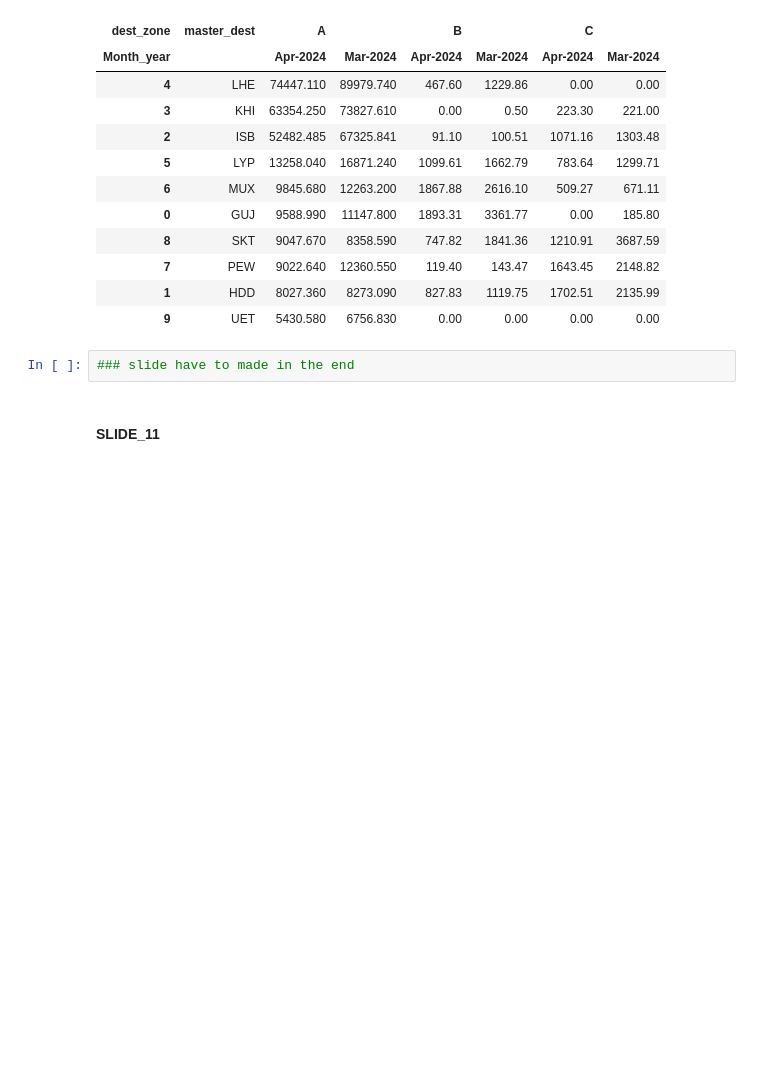
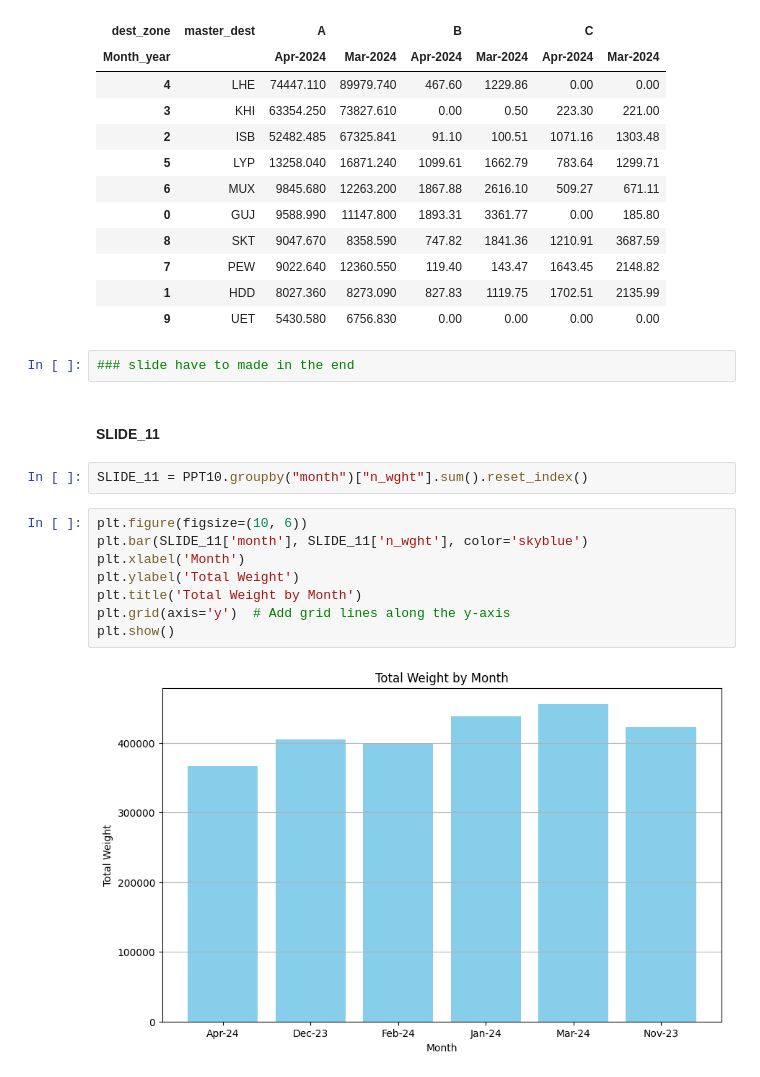
Before and after one commit to TahaDataAlchemy/BLUE-EX-Domestic-Auto, a Jupyter notebook: ETL.ipynb, the cells around one changed output. Cells and saved outputs as stored; diff of their text form; blank space fills up the shorter version.

Commit message:
Slide_11 Complete

```diff
--- a/ETL.ipynb
+++ b/ETL.ipynb
@@ -2977,3 +2977,15 @@ sorted_top_values
 ### slide have to made in the end
 # %% [markdown]
 #### SLIDE_11
+# %%
+SLIDE_11 = PPT10.groupby("month")["n_wght"].sum().reset_index()
+# %%
+plt.figure(figsize=(10, 6))
+plt.bar(SLIDE_11['month'], SLIDE_11['n_wght'], color='skyblue')
+plt.xlabel('Month')
+plt.ylabel('Total Weight')
+plt.title('Total Weight by Month')
+plt.grid(axis='y')  # Add grid lines along the y-axis
+plt.show()
+# %% [output]
+[figure, added]
```
